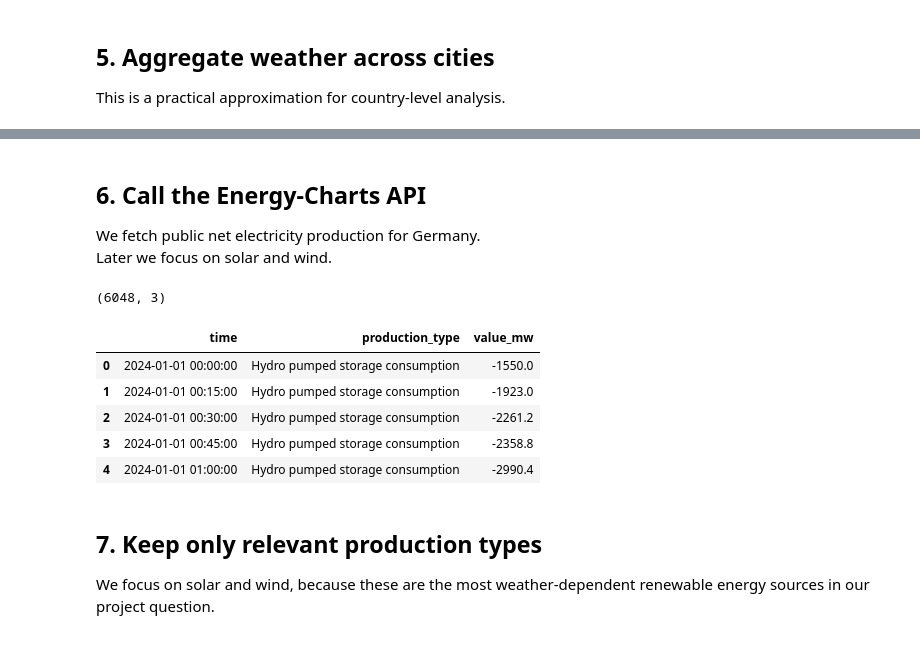
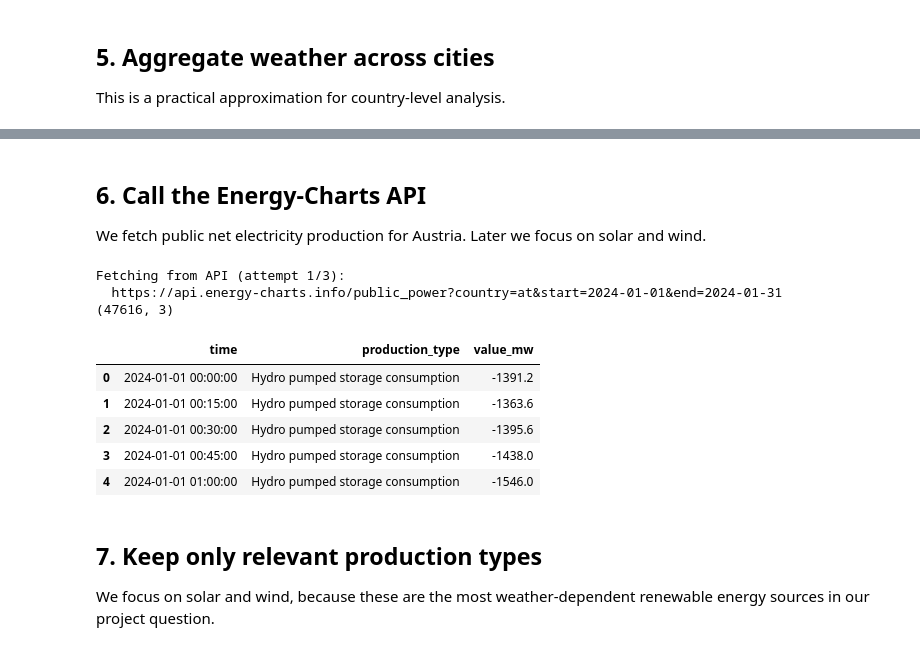
Before and after one commit to yosufe03/BDINF_Project, a Jupyter notebook: anaconda_projects/main.ipynb, the cells around one changed output, grey strips where cells are left out. Saved outputs shown, nothing was run; the diff lists cells and outputs as text; code cells hidden in the pictures.

```diff
--- a/anaconda_projects/main.ipynb
+++ b/anaconda_projects/main.ipynb
@@ -95,7 +72,6 @@ mongo-express: http://localhost:8081
 Run this cell first.
 If you are using the provided Docker stack, the MongoDB connection string is injected automatically.
 # %%
-import os
 import json
 from pathlib import Path
 from datetime import datetime
@@ -105,9 +81,7 @@ import numpy as np
 import pandas as pd
 import matplotlib.pyplot as plt
 from pymongo import MongoClient
-from dotenv import load_dotenv
 
-load_dotenv()
 
 pd.set_option("display.max_columns", 200)
 pd.set_option("display.width", 200)
@@ -119,21 +93,25 @@ PROCESSED_DIR = DATA_DIR / "processed"
 RAW_DIR.mkdir(parents=True, exist_ok=True)
 PROCESSED_DIR.mkdir(parents=True, exist_ok=True)
 
-MONGODB_URI = os.getenv("MONGODB_URI", "mongodb://admin:admin123@localhost:27017/weather_energy?authSource=admin")
-DB_NAME = os.getenv("MONGO_INITDB_DATABASE", "weather_energy")
+MONGODB_URI = "mongodb://admin:admin123@localhost:27017/weather_energy?authSource=admin"
+DB_NAME = "weather_energy"
 
-COUNTRY = os.getenv("PROJECT_COUNTRY", "de")
-START_DATE = os.getenv("PROJECT_START_DATE", "2024-01-01")
-END_DATE = os.getenv("PROJECT_END_DATE", "2024-01-31")
-TIMEZONE = os.getenv("PROJECT_TIMEZONE", "Europe/Berlin")
+COUNTRY = "at"
+START_DATE = "2024-01-01"
+END_DATE = "2024-01-31"
+TIMEZONE = "Europe/Vienna"
 
-# We approximate Germany-wide weather using several major cities and aggregate them.
+# We use the capital city of each Austrian Bundesland (state) as representative.
 CITIES = {
-    "Berlin": {"latitude": 52.52, "longitude": 13.405},
-    "Hamburg": {"latitude": 53.5511, "longitude": 9.9937},
-    "Cologne": {"latitude": 50.9375, "longitude": 6.9603},
-    "Frankfurt": {"latitude": 50.1109, "longitude": 8.6821},
-    "Munich": {"latitude": 48.1351, "longitude": 11.5820},
+    "Vienna": {"latitude": 48.2082, "longitude": 16.3738},  # Wien
+    "St. Pölten": {"latitude": 48.2035, "longitude": 15.6313},  # Niederösterreich
+    "Linz": {"latitude": 48.3060, "longitude": 14.2858},  # Oberösterreich
+    "Salzburg": {"latitude": 47.8095, "longitude": 13.0550},  # Salzburg
+    "Innsbruck": {"latitude": 47.2652, "longitude": 11.4044},  # Tirol
+    "Bregenz": {"latitude": 47.5034, "longitude": 9.7471},  # Vorarlberg
+    "Graz": {"latitude": 47.0707, "longitude": 15.4395},  # Steiermark
+    "Klagenfurt": {"latitude": 46.6247, "longitude": 14.3092},  # Kärnten
+    "Eisenstadt": {"latitude": 47.8451, "longitude": 16.5248},  # Burgenland
 }
 
 WEATHER_VARS = [
@@ -294,33 +305,34 @@ weather_country_df.head()
 # %% [markdown]
 ## 6. Call the Energy-Charts API
 
-We fetch public net electricity production for Germany.
+We fetch public net electricity production for Austria.
 Later we focus on solar and wind.
 # %%
 ENERGY_CHARTS_URL = "https://api.energy-charts.info/public_power"
 
 energy_params = {
     "country": COUNTRY,
     "start": START_DATE,
     "end": END_DATE
 }
 
-energy_payload = fetch_json(ENERGY_CHARTS_URL, params=energy_params)
-save_json(energy_payload, RAW_DIR / "energy_charts_public_power.json")
+energy_payload = fetch_json(ENERGY_CHARTS_URL, params=energy_params, cache_path=RAW_DIR / "energy_charts_public_power.json")
 
 energy_long_df = energy_production_to_long_df(energy_payload)
 energy_long_df = standardize_column_names(energy_long_df)
 
 print(energy_long_df.shape)
 energy_long_df.head()
 # %% [output]
-(6048, 3)
+Fetching from API (attempt 1/3):
+  https://api.energy-charts.info/public_power?country=at&start=2024-01-01&end=2024-01-31
+(47616, 3)
 |  | time | production_type | value_mw |
-| 0 | 2024-01-01 00:00:00 | Hydro pumped storage consumption | -1550.0 |
-| 1 | 2024-01-01 00:15:00 | Hydro pumped storage consumption | -1923.0 |
-| 2 | 2024-01-01 00:30:00 | Hydro pumped storage consumption | -2261.2 |
-| 3 | 2024-01-01 00:45:00 | Hydro pumped storage consumption | -2358.8 |
-| 4 | 2024-01-01 01:00:00 | Hydro pumped storage consumption | -2990.4 |
+| 0 | 2024-01-01 00:00:00 | Hydro pumped storage consumption | -1391.2 |
+| 1 | 2024-01-01 00:15:00 | Hydro pumped storage consumption | -1363.6 |
+| 2 | 2024-01-01 00:30:00 | Hydro pumped storage consumption | -1395.6 |
+| 3 | 2024-01-01 00:45:00 | Hydro pumped storage consumption | -1438.0 |
+| 4 | 2024-01-01 01:00:00 | Hydro pumped storage consumption | -1546.0 |
 # %% [markdown]
 ## 7. Keep only relevant production types
 
```
Also changed, not shown: parts of 29 cells of this notebook, 16 other files.
